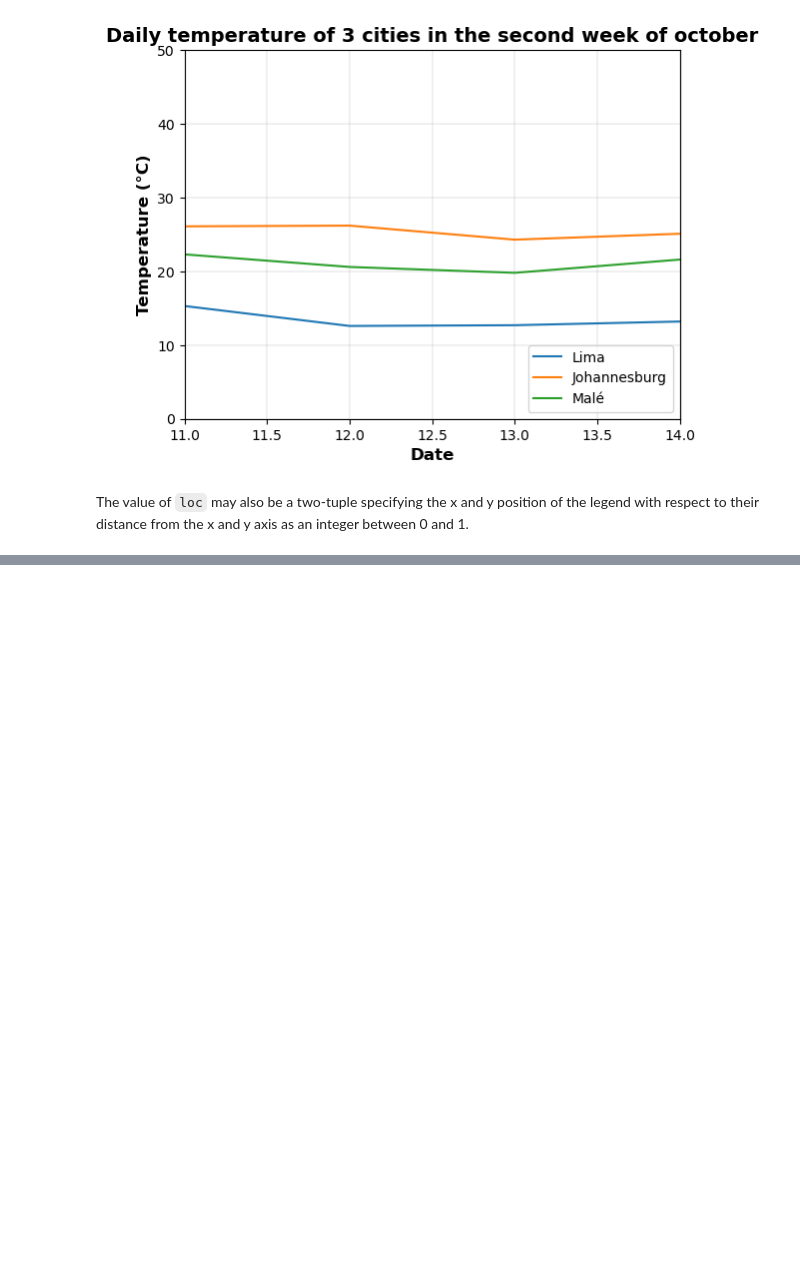
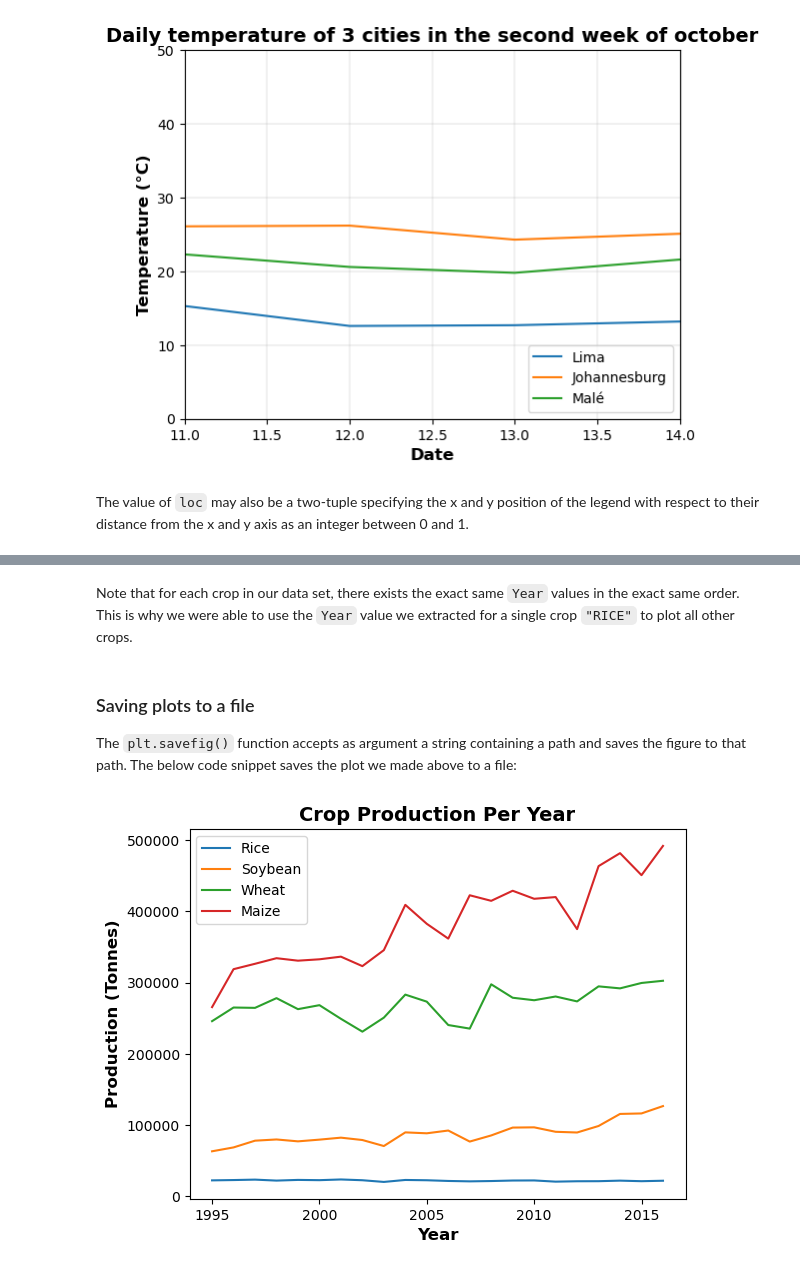
Before and after one commit to francis-ohara/intro-to-data-science, a Jupyter notebook: notebooks/5-matplotlib-exercise.ipynb, the cells around one changed output, grey strips where cells are left out. Saved outputs shown, nothing was run; the diff lists cells and outputs as text; code cells hidden in the pictures; blank space fills up the shorter version.

```diff
--- a/notebooks/5-matplotlib-exercise.ipynb
+++ b/notebooks/5-matplotlib-exercise.ipynb
@@ -457,0 +472,29 @@ print(data[data["SUBJECT"]=="RICE"]["TIME"].size)
+# %% [markdown]
+Note that for each crop in our data set, there exists the exact same `Year` values in the exact same order.
+This is why we were able to use the `Year` value we extracted for a single crop `"RICE"` to plot all other crops.
+# %% [markdown]
+### Saving plots to a file
+The `plt.savefig()` function accepts as argument a string containing a path and saves the figure to that path.
+The below code snippet saves the plot we made above to a file:
+# %%
+import matplotlib.pyplot as plt
+import pandas as pd
+data = pd.read_csv("../data/5-matplotlib/agri_output.tsv", sep="\t")
+years = data[data["Crop"]=="RICE"]["Year"]
+rice = data[data["Crop"]=="RICE"]["Value"]
+soybean = data[data["Crop"]=="SOYBEAN"]["Value"]
+wheat = data[data["Crop"]=="WHEAT"]["Value"]
+maize = data[data["Crop"]=="MAIZE"]["Value"]
+plt.plot(years, rice, label="Rice")
+plt.plot(years, soybean, label="Soybean")
+plt.plot(years, wheat, label="Wheat")
+plt.plot(years, maize, label="Maize")
+plt.xlabel("Year", size=12, fontweight="semibold")
+plt.ylabel("Production (Tonnes)", size=12, fontweight="semibold")
+plt.title("Crop Production Per Year", size=14, fontweight="bold")
+plt.legend()
+
+# Save plot to PNG file with name "figure1" at specified directory
+plt.savefig("../data/5-matplotlib/output/figure1.png")
+# %% [output]
+[figure, added]
```
Also changed, not shown: parts of 12 cells of this notebook, 4 other files.
